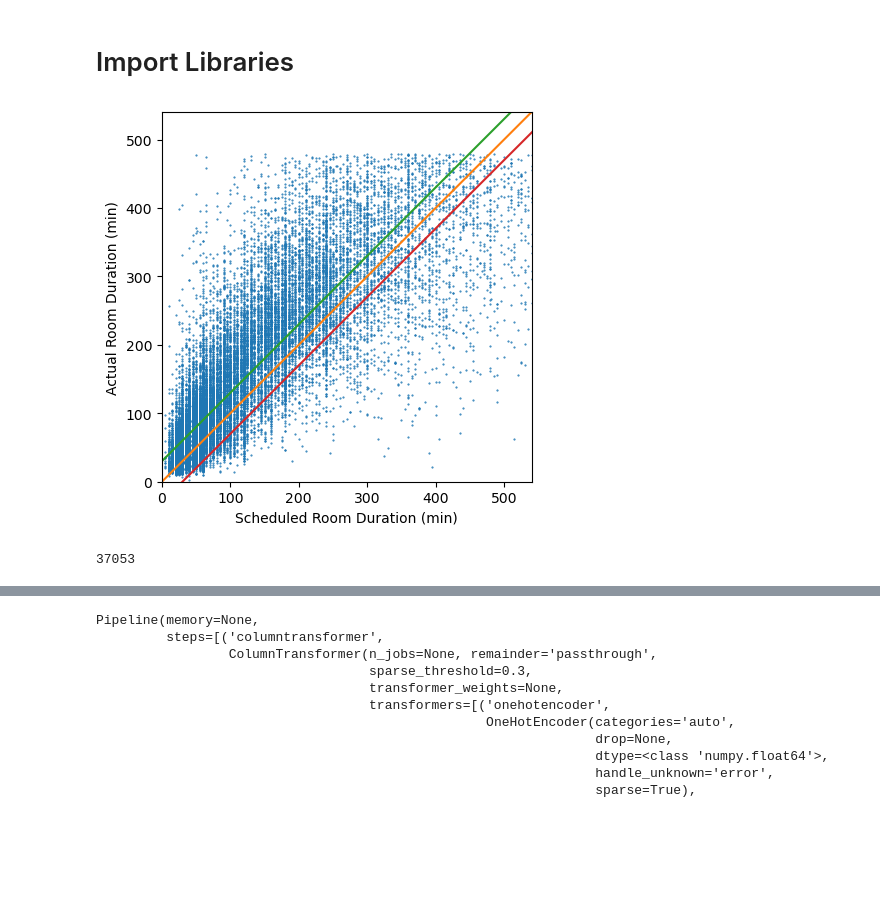
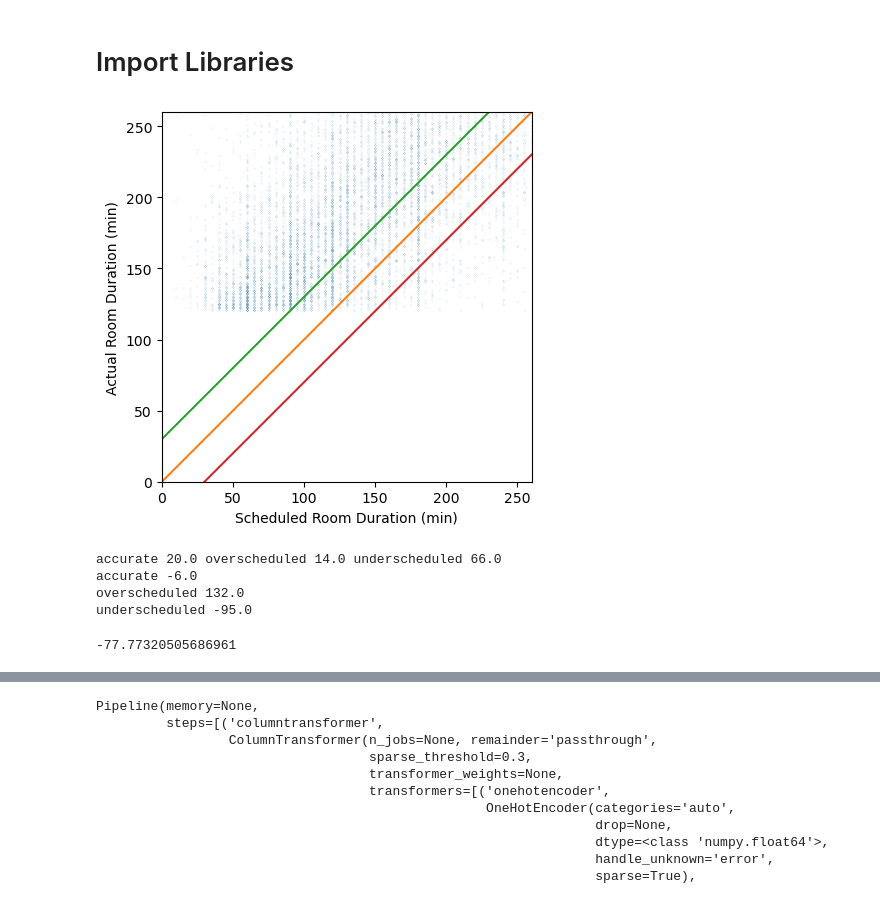
Before and after one commit to LiuDaveLiu/theatre-scheduling, a Jupyter notebook: modelling/CaseDurationPrediction.ipynb, the cells around one changed output, grey strips where cells are left out. Saved outputs shown, nothing was run; the diff lists cells and outputs as text; code cells hidden in the pictures; blank space fills up the shorter version.

```diff
--- a/modelling/CaseDurationPrediction.ipynb
+++ b/modelling/CaseDurationPrediction.ipynb
@@ -1,5 +1,5 @@
-# %% [markdown]
-# Import Libraries
+# %% [markdown]
+# Import Libraries
 # %%
 import pandas as pd
 import numpy as np
@@ -22,21 +22,24 @@ df['Primary Procedure CPT Code']=df['Primary Procedure CPT Code'].str.replace('\
 df = df.dropna() # drop cases without all information
 limit = 480
 df=df[df['Actual Room Duration']<limit]
+df=df[df['Actual Room Duration']>120]
 bmi_limit = 80
 df=df[df['BMI']<bmi_limit]
 height_limit = 100
 df=df[df['Height (cm)']>height_limit]
 df['Primary Procedure CPT Code']=df['Primary Procedure CPT Code'].astype(int)
 # %%
-plt.plot(df['Scheduled Room Duration'],df['Actual Room Duration'],'.', MarkerSize = 1)
+plt.plot(df['Scheduled Room Duration'],df['Actual Room Duration'],'.', MarkerSize = 0.1)
 plt.gca().set_aspect('equal')
 plt.plot((0, 1000), (0, 1000))
 plt.plot((0, 1000), (30, 1030))
 plt.plot((0, 1000), (-30, 970))
 plt.xlim(0, limit+60)
 plt.ylim(0, limit+60)
+plt.xlim(0, 260)
+plt.ylim(0, 260)
 plt.xlabel('Scheduled Room Duration (min)')
 plt.ylabel('Actual Room Duration (min)')
 plt.show()
 # %% [output]
-[figure, old version]
+[figure, new version]
@@ -48,4 +45,0 @@ good = 1 - over - under
-# %%
-diff.count()
-# %% [output]
-37053
@@ -51,0 +51,14 @@ diff.count()
+# %%
+print('accurate', round(good*100) , 'overscheduled', round(over*100), 'underscheduled',round(under*100))
+print('accurate', round(np.mean(diff[(diff <= 30) & (diff >=-30)])))
+print('overscheduled', round(np.mean(diff[diff > 30])))
+print('underscheduled', round(np.mean(diff[diff < -30])))
+# %% [output]
+accurate 20.0 overscheduled 14.0 underscheduled 66.0
+accurate -6.0
+overscheduled 132.0
+underscheduled -95.0
+# %%
+print(np.mean(diff[diff < -30]))
+# %% [output]
+-77.77320505686961
```
Also changed, not shown: parts of 17 cells of this notebook.
